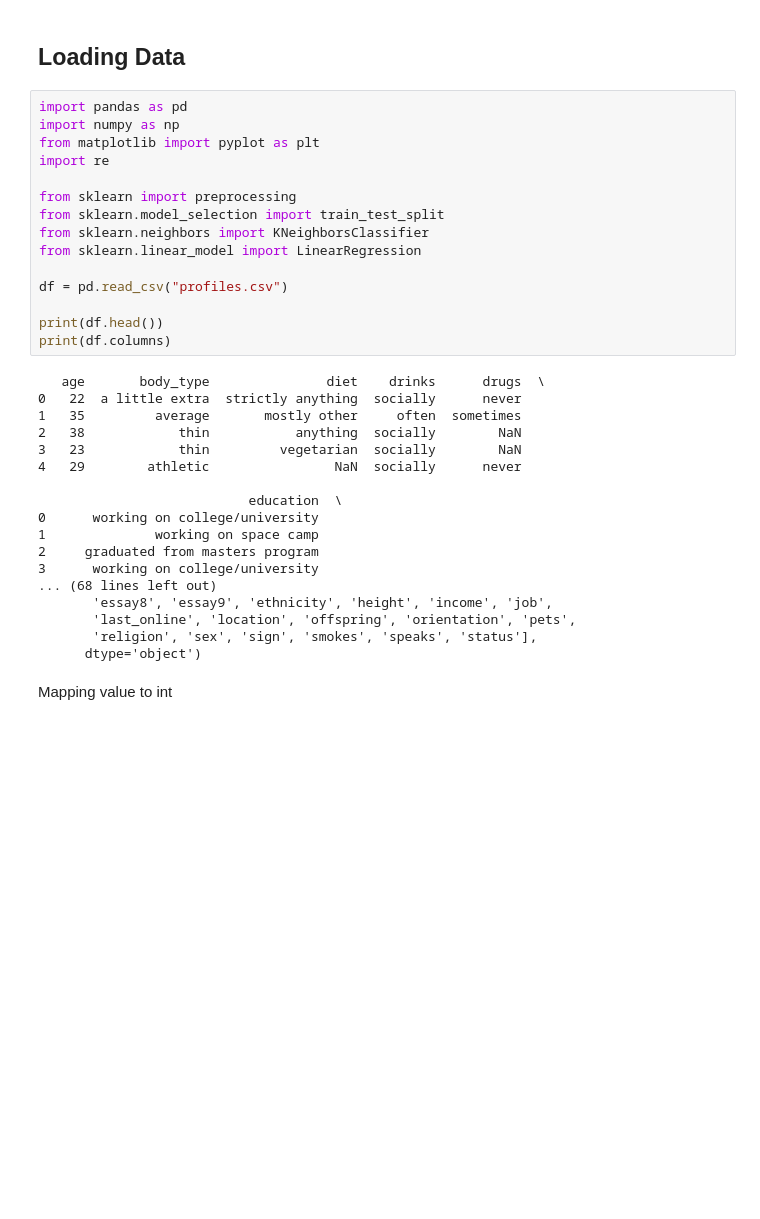
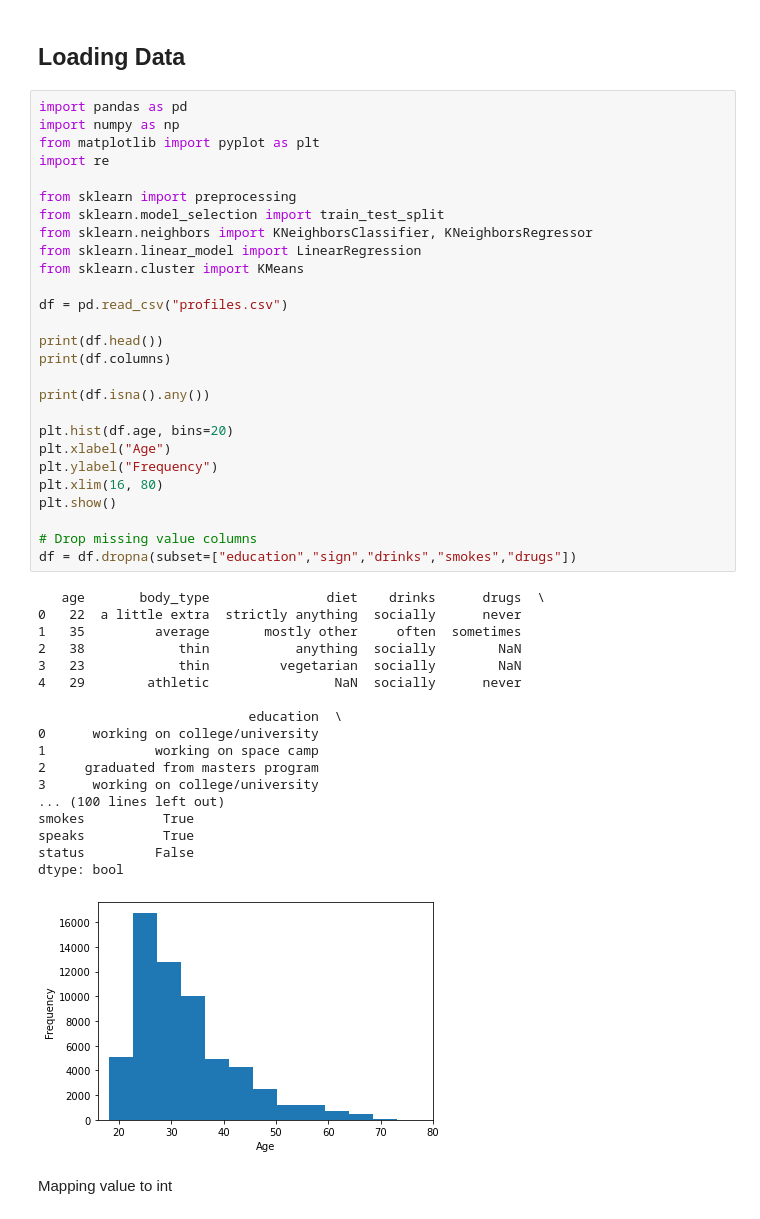
Before and after one commit to yii-meow/CodeCademy-ML-, a Jupyter notebook: capstone_starter/dating_skeleton.ipynb, the cells around one changed output. Cells and saved outputs as stored; diff of their text form; blank space fills up the shorter version.

```diff
--- a/capstone_starter/dating_skeleton.ipynb
+++ b/capstone_starter/dating_skeleton.ipynb
@@ -5,36 +5,49 @@
 # %%
 import pandas as pd
 import numpy as np
 from matplotlib import pyplot as plt
 import re
 
 from sklearn import preprocessing
 from sklearn.model_selection import train_test_split
-from sklearn.neighbors import KNeighborsClassifier
+from sklearn.neighbors import KNeighborsClassifier, KNeighborsRegressor
 from sklearn.linear_model import LinearRegression
+from sklearn.cluster import KMeans
 
 df = pd.read_csv("profiles.csv")
 
 print(df.head())
 print(df.columns)
+
+print(df.isna().any())
+
+plt.hist(df.age, bins=20)
+plt.xlabel("Age")
+plt.ylabel("Frequency")
+plt.xlim(16, 80)
+plt.show()
+
+# Drop missing value columns
+df = df.dropna(subset=["education","sign","drinks","smokes","drugs"])
 # %% [output]
    age       body_type               diet    drinks      drugs  \
 0   22  a little extra  strictly anything  socially      never
 1   35         average       mostly other     often  sometimes
 2   38            thin           anything  socially        NaN
 3   23            thin         vegetarian  socially        NaN
 4   29        athletic                NaN  socially      never
 
                            education  \
 0      working on college/university
 1              working on space camp
 2     graduated from masters program
 3      working on college/university
-... (68 lines left out)
-       'essay8', 'essay9', 'ethnicity', 'height', 'income', 'job',
-       'last_online', 'location', 'offspring', 'orientation', 'pets',
-       'religion', 'sex', 'sign', 'smokes', 'speaks', 'status'],
-      dtype='object')
+... (100 lines left out)
+smokes          True
+speaks          True
+status         False
+dtype: bool
+[figure, added]
 # %% [markdown]
 Mapping value to int
 # %%
```
Also changed, not shown: parts of 16 cells of this notebook, 11 other files.
